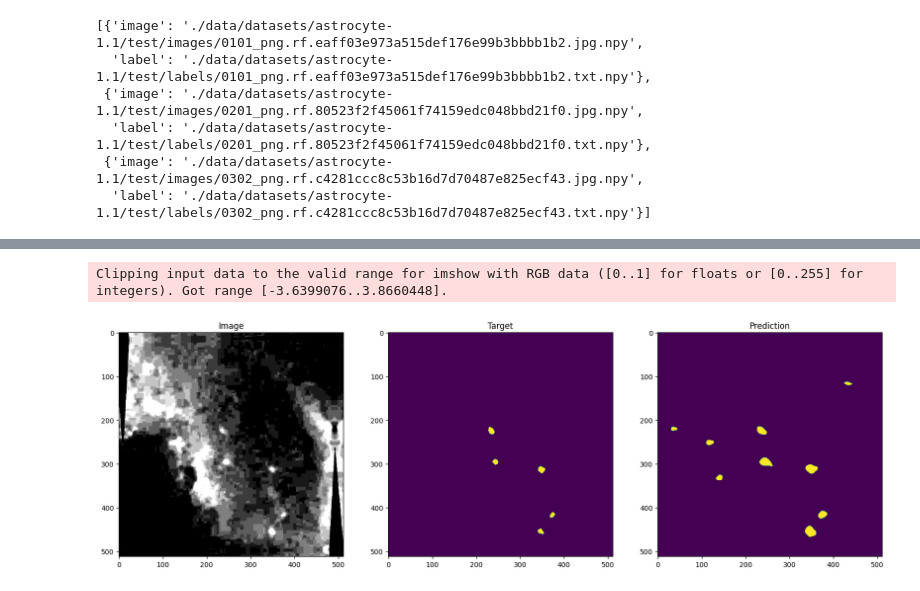
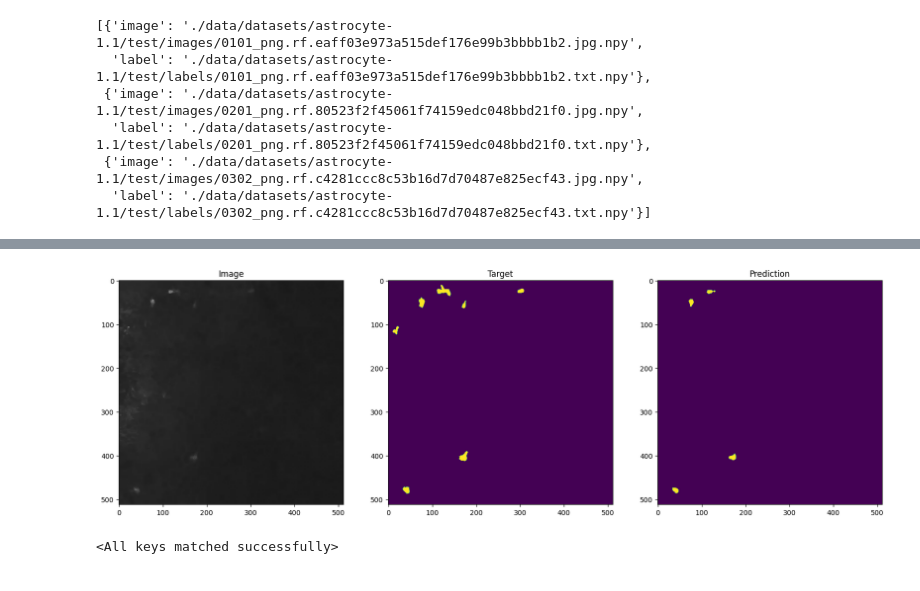
Before and after one commit to TrampI550/LobachDatasetDiplom, a Jupyter notebook: 01. model-training.ipynb, the cells around one changed output, grey strips where cells are left out. Cells and saved outputs as stored; diff of their text form; code cells hidden in the pictures.

```diff
--- a/01. model-training.ipynb
+++ b/01. model-training.ipynb
@@ -149,3 +148,15 @@ val_dataloader = DataLoader(val_dataset, batch_size=4)
 
 test_dataset = Dataset(dataset["test"], val_transforms)
 test_dataloader = DataLoader(test_dataset)
+# %%
+import torch
+import matplotlib.pyplot as plt
+
+for batch in val_dataloader:
+    batch : dict[str, torch.Tensor]
+    images = batch["image"]
+    labels = batch["label"]
+    fig, axes =plt.subplots(2, 3, figsize=(20, 15)); axes : list[plt.Axes]
+    for i in range(3):
+        axes[0,i].imshow(images[i].permute(1, 2, 0)/255)
+        axes[1,i].imshow(labels[i].permute(1, 2, 0)/255)
@@ -165,7 +178,7 @@ model = AttentionUnet(
 )
 model = model.to(device)
 
-loss_function = DiceLoss(smooth_nr=0, smooth_dr=1e-5, squared_pred=True, sigmoid=True)
+loss_function = DiceLoss(smooth_nr=0, smooth_dr=1e-5, squared_pred=True, softmax=True)
 optimizer = torch.optim.AdamW(model.parameters(), lr=1e-4, weight_decay=1e-5)
 # %%
 class Dice():
@@ -184,7 +197,7 @@ class Dice():
 # %%
 from torch.utils.tensorboard import SummaryWriter
 
-writer = SummaryWriter(os.path.join("runs", "v.03"))
+writer = SummaryWriter(os.path.join("runs", "v.04"))
 
 def write_logs(
     writer : SummaryWriter,
@@ -217,7 +230,7 @@ def make_grid_image(images : list[torch.Tensor]):
 # %%
 from tqdm import tqdm
 
-epochs = 3
+epochs = 100
 dice = Dice()
 best_dice = 0
 
@@ -254,7 +267,7 @@ for epoch in range(epochs):
             loss = loss_function(outputs, targets); loss : torch.Tensor
             val_loss += loss.item()
 
-            mask = (torch.sigmoid(outputs) > 0.5).int()
+            mask = (torch.sigmoid(outputs) > 0.8).int()
             targets = targets.int()
 
             dice(mask, targets); mean_dice = dice.mean()
@@ -276,6 +289,6 @@ for epoch in range(epochs):
     else:
         print(f"No improvement in val mean dice, skip saving checkpoint best_dice={best_dice:.5}")
     write_logs(writer, train_loss, train_mean_dice, val_loss, val_mean_dice, epoch+1)
-    grid_image = make_grid_image([inputs, targets, outputs])
+    grid_image = make_grid_image([inputs/255, targets, outputs])
     writer.add_image("val/image_grid", grid_image, epoch+1)
 # %% [output]
@@ -288,26 +324,31 @@ for epoch in range(epochs):
 # %%
 import matplotlib.pyplot as plt
 import skimage
+import numpy as np
 
 def show_result(inputs : torch.Tensor, targets : torch.Tensor, outputs : torch.Tensor):
     inputs = inputs.clone().cpu()
     targets = targets.clone().cpu()
     outputs = outputs.clone().cpu()
 
     fig, ax = plt.subplots(1, 3, figsize=(20, 20))
-    ax[0].imshow(inputs)
+    ax[0].imshow(np.array(inputs)/255)
     ax[1].imshow(targets)
     ax[2].imshow(outputs)
     ax[0].set_title("Image")
     ax[1].set_title("Target")
     ax[2].set_title("Prediction")
     plt.show()
 
 targets = targets.squeeze(dim=1)
 mask = mask.squeeze(dim=1)
-
-show_result(inputs[0].permute(1, 2, 0), targets[0], mask[0])
+ind = 0
+show_result(inputs[ind].permute(1, 2, 0), targets[ind], mask[ind])
 # %% [output]
-Clipping input data to the valid range for imshow with RGB data ([0..1] for floats or [0..255] for integers). Got range [-3.6399076..3.8660448].
-[figure, old version]
+[figure, new version]
+# %%
+checkpoint = os.path.join("checkpoints", "best.pth")
+model.load_state_dict(torch.load(checkpoint, weights_only=True))
+# %% [output]
+<All keys matched successfully>
 # %%
```
Also changed, not shown: parts of 12 cells of this notebook, 1 other file.
